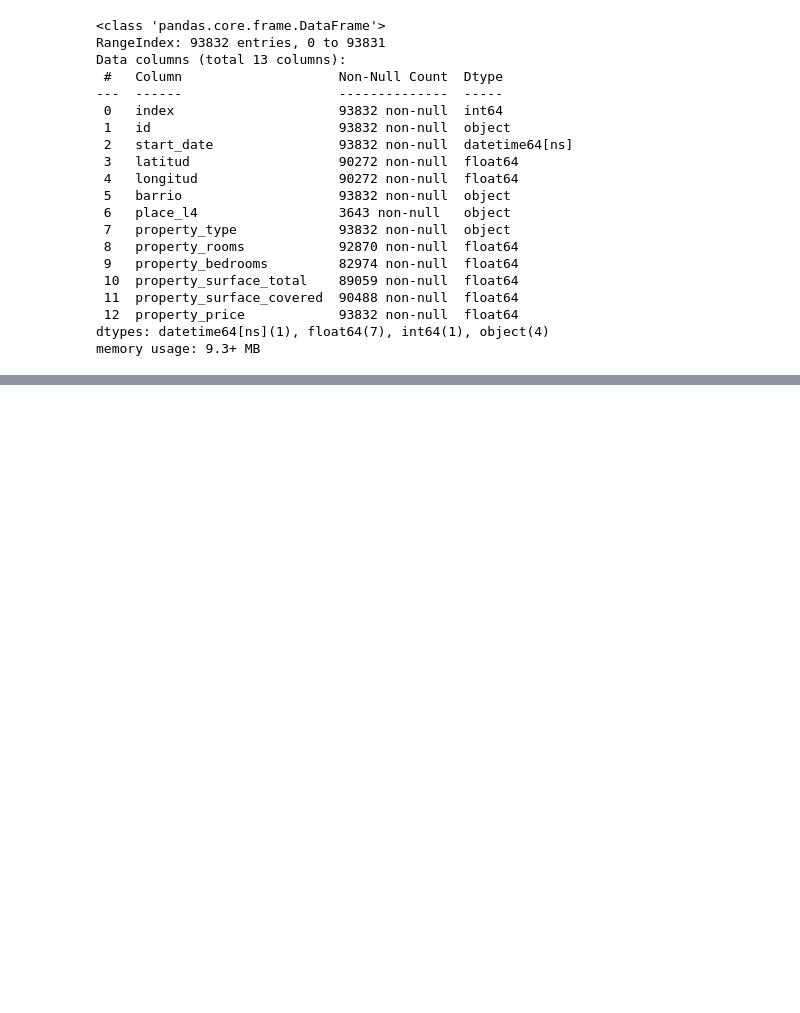
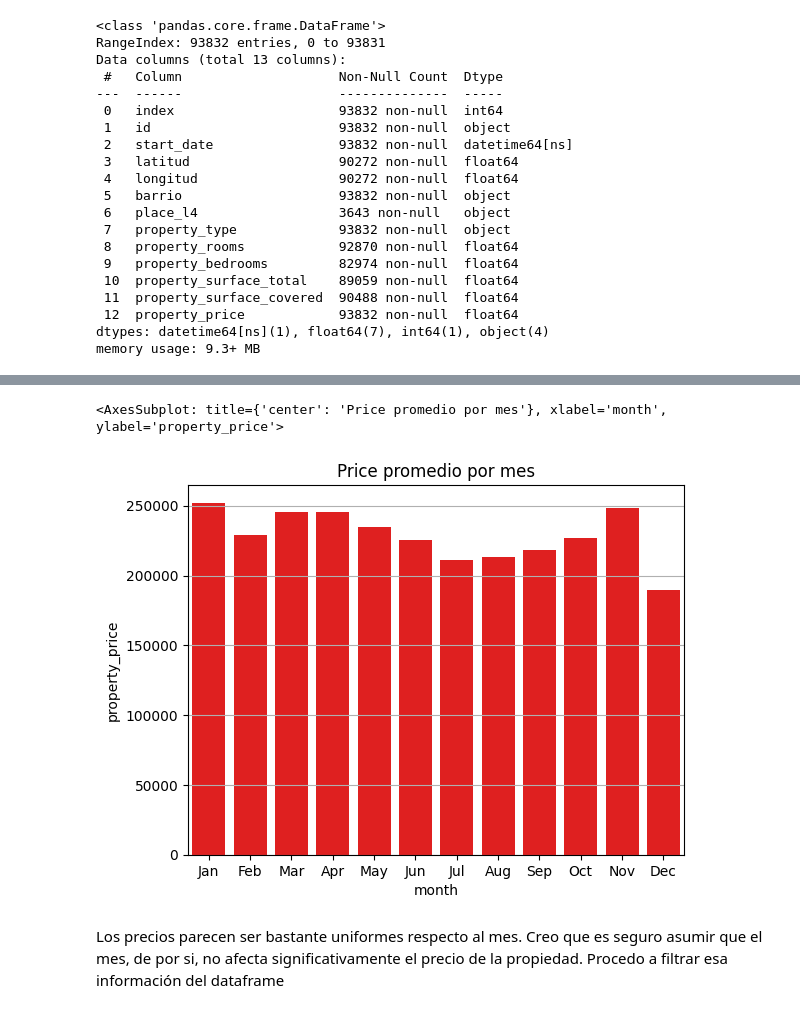
Before and after one commit to FranFiuba/7506R-2C2022-GRUPO02, a Jupyter notebook: 7506R_TP1_GRUPO02_ENTREGA.ipynb, the cells around one changed output, grey strips where cells are left out. Drawn from its saved outputs; the diff is of its cells as text; code cells hidden in the pictures; blank space fills up the shorter version.

```diff
--- a/7506R_TP1_GRUPO02_ENTREGA.ipynb
+++ b/7506R_TP1_GRUPO02_ENTREGA.ipynb
@@ -349,0 +359,4 @@ memory usage: 9.3+ MB
+# %%
+properati_df['month'] = properati_df['start_date'].dt.strftime('%b')
+price_by_month = properati_df.groupby('month', as_index=False)['property_price'].mean()
+price_by_month
@@ -349,0 +377,10 @@ memory usage: 9.3+ MB
+# %%
+order_months=["Jan","Feb","Mar","Apr","May","Jun","Jul","Aug","Sep","Oct","Nov","Dec"]
+plt.grid(True)
+plt.title('Price promedio por mes')
+sns.barplot(x="month", y="property_price", data=price_by_month ,color="red", order=order_months)
+# %% [output]
+<AxesSubplot: title={'center': 'Price promedio por mes'}, xlabel='month', ylabel='property_price'>
+[figure, added]
+# %% [markdown]
+Los precios parecen ser bastante uniformes respecto al mes. Creo que es seguro asumir que el mes, de por si, no afecta significativamente el precio de la propiedad. Procedo a filtrar esa información del dataframe
```
Also changed, not shown: parts of 8 cells of this notebook.
